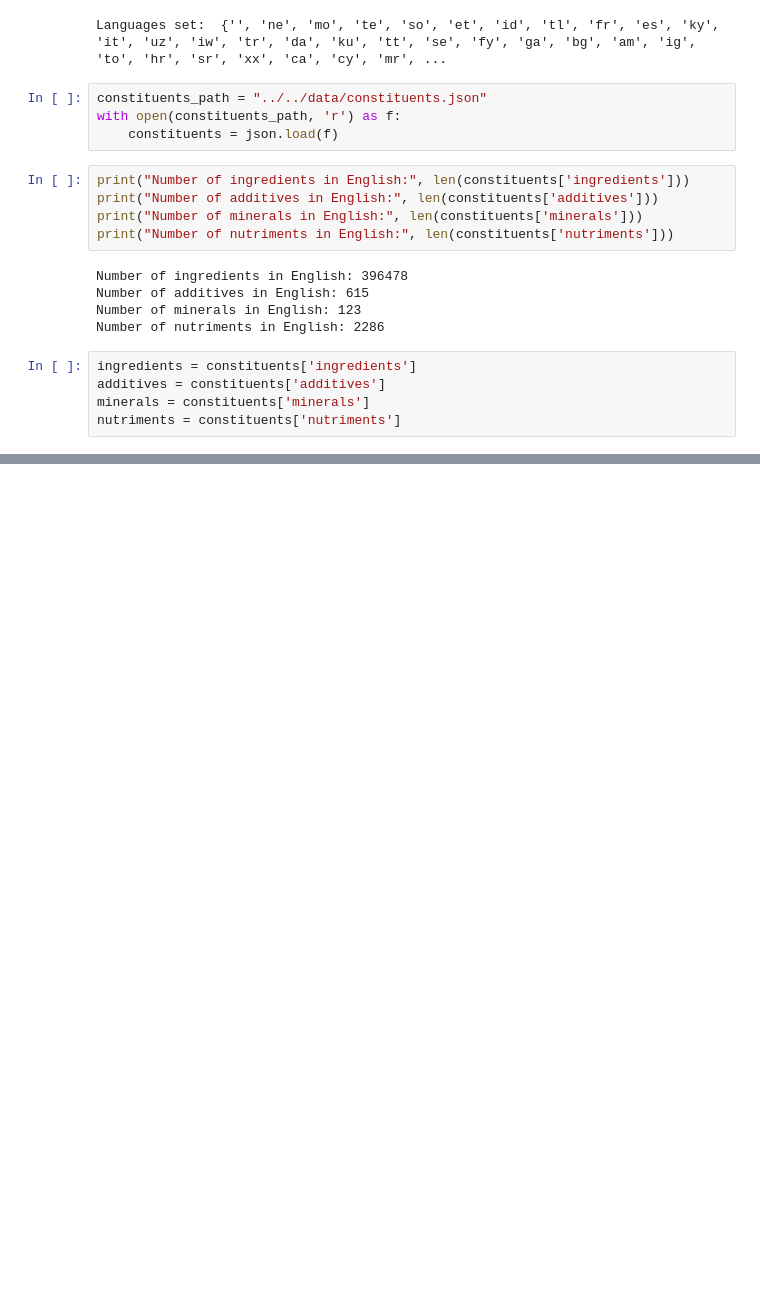
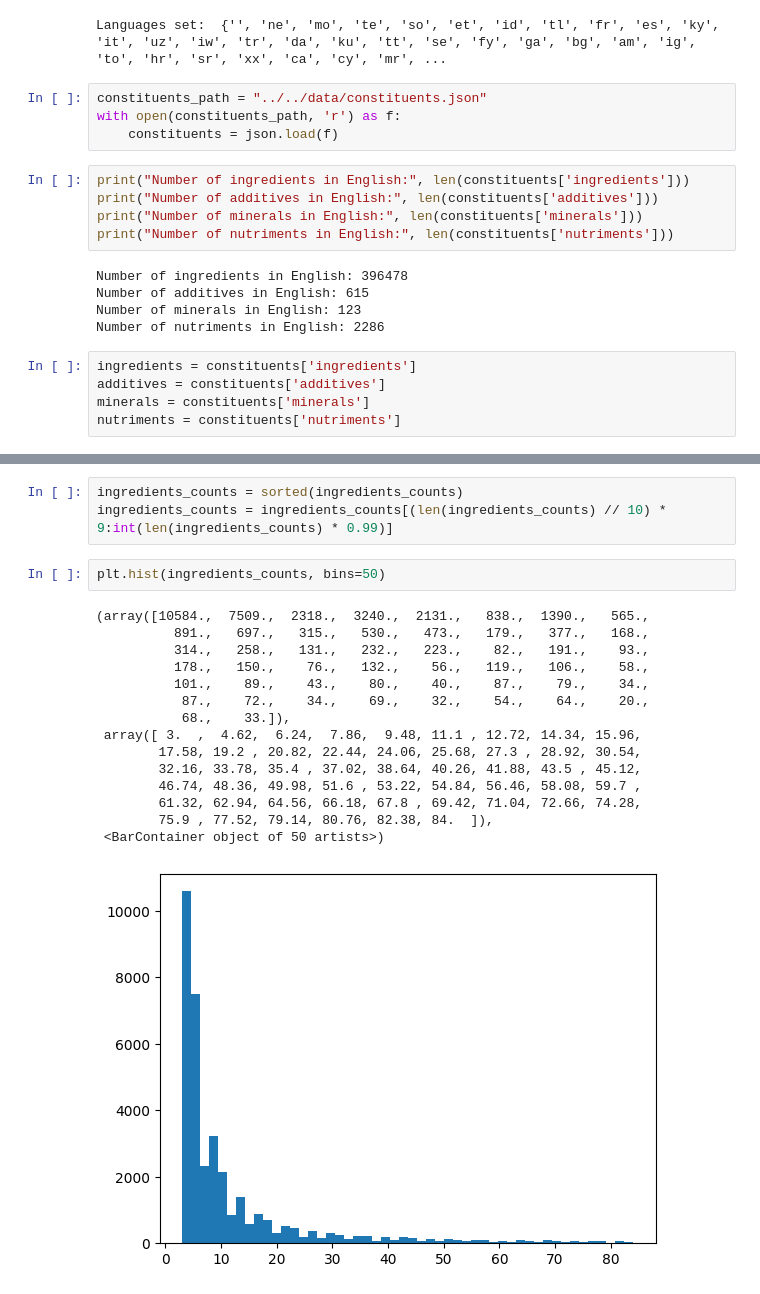
Before and after one commit to bhushansshah/food-fact-check, a Jupyter notebook: src/notebooks/data_exploration.ipynb, the cells around one changed output, grey strips where cells are left out. Saved outputs shown, nothing was run; the diff lists cells and outputs as text; blank space fills up the shorter version.

```diff
--- a/src/notebooks/data_exploration.ipynb
+++ b/src/notebooks/data_exploration.ipynb
@@ -276,0 +316,21 @@ print(ingredients[:10])
+# %%
+ingredients_counts = sorted(ingredients_counts)
+ingredients_counts = ingredients_counts[(len(ingredients_counts) // 10) * 9:int(len(ingredients_counts) * 0.99)]
+# %%
+plt.hist(ingredients_counts, bins=50)
+# %% [output]
+(array([10584.,  7509.,  2318.,  3240.,  2131.,   838.,  1390.,   565.,
+          891.,   697.,   315.,   530.,   473.,   179.,   377.,   168.,
+          314.,   258.,   131.,   232.,   223.,    82.,   191.,    93.,
+          178.,   150.,    76.,   132.,    56.,   119.,   106.,    58.,
+          101.,    89.,    43.,    80.,    40.,    87.,    79.,    34.,
+           87.,    72.,    34.,    69.,    32.,    54.,    64.,    20.,
+           68.,    33.]),
+ array([ 3.  ,  4.62,  6.24,  7.86,  9.48, 11.1 , 12.72, 14.34, 15.96,
+        17.58, 19.2 , 20.82, 22.44, 24.06, 25.68, 27.3 , 28.92, 30.54,
+        32.16, 33.78, 35.4 , 37.02, 38.64, 40.26, 41.88, 43.5 , 45.12,
+        46.74, 48.36, 49.98, 51.6 , 53.22, 54.84, 56.46, 58.08, 59.7 ,
+        61.32, 62.94, 64.56, 66.18, 67.8 , 69.42, 71.04, 72.66, 74.28,
+        75.9 , 77.52, 79.14, 80.76, 82.38, 84.  ]),
+ <BarContainer object of 50 artists>)
+[figure, added]
```
Also changed, not shown: parts of 7 cells of this notebook, 2 other files.
